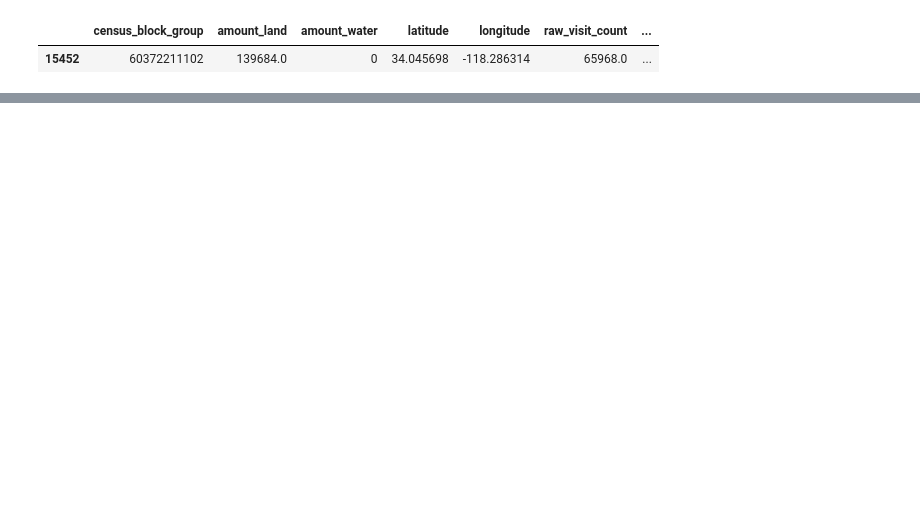
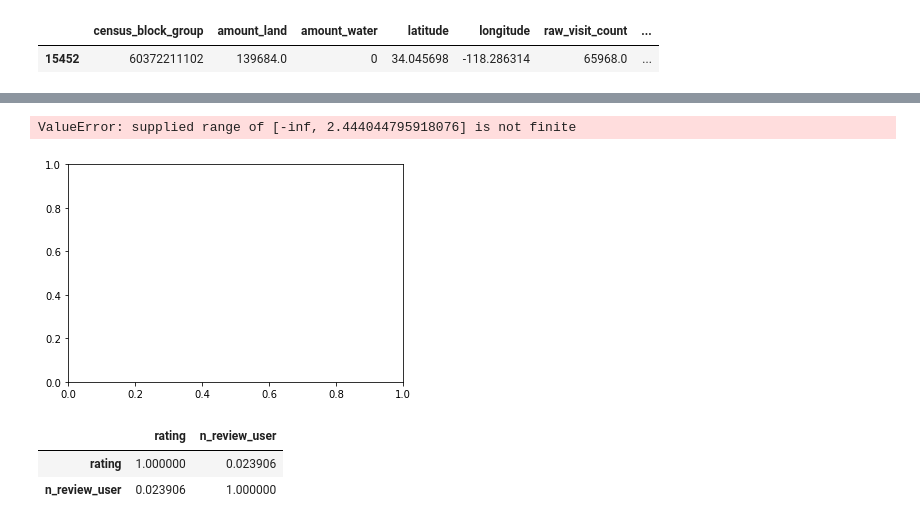
Before and after one commit to swami84/rest_review_nlp, a Jupyter notebook: notebooks/CBG_Restaurant_Compile.ipynb, the cells around one changed output, grey strips where cells are left out. Cells and saved outputs as stored; diff of their text form; code cells hidden in the pictures; blank space fills up the shorter version.

```diff
--- a/notebooks/CBG_Restaurant_Compile.ipynb
+++ b/notebooks/CBG_Restaurant_Compile.ipynb
@@ -176,0 +181,12 @@ pd.read_json('./data/outputs/cbg_restaurants/60014031001_radius-332m.json')
+# %%
+np.log10(df['n_review_user']).hist(bins=25)
+# plt.xscale('log')
+# %% [output]
+ValueError: supplied range of [-inf, 2.444044795918076] is not finite
+[figure, added]
+# %%
+df[['rating', 'n_review_user']].corr()
+# %% [output]
+|  | rating | n_review_user |
+| rating | 1.000000 | 0.023906 |
+| n_review_user | 0.023906 | 1.000000 |
```
Also changed, not shown: parts of 3 cells of this notebook, 29 other files.
